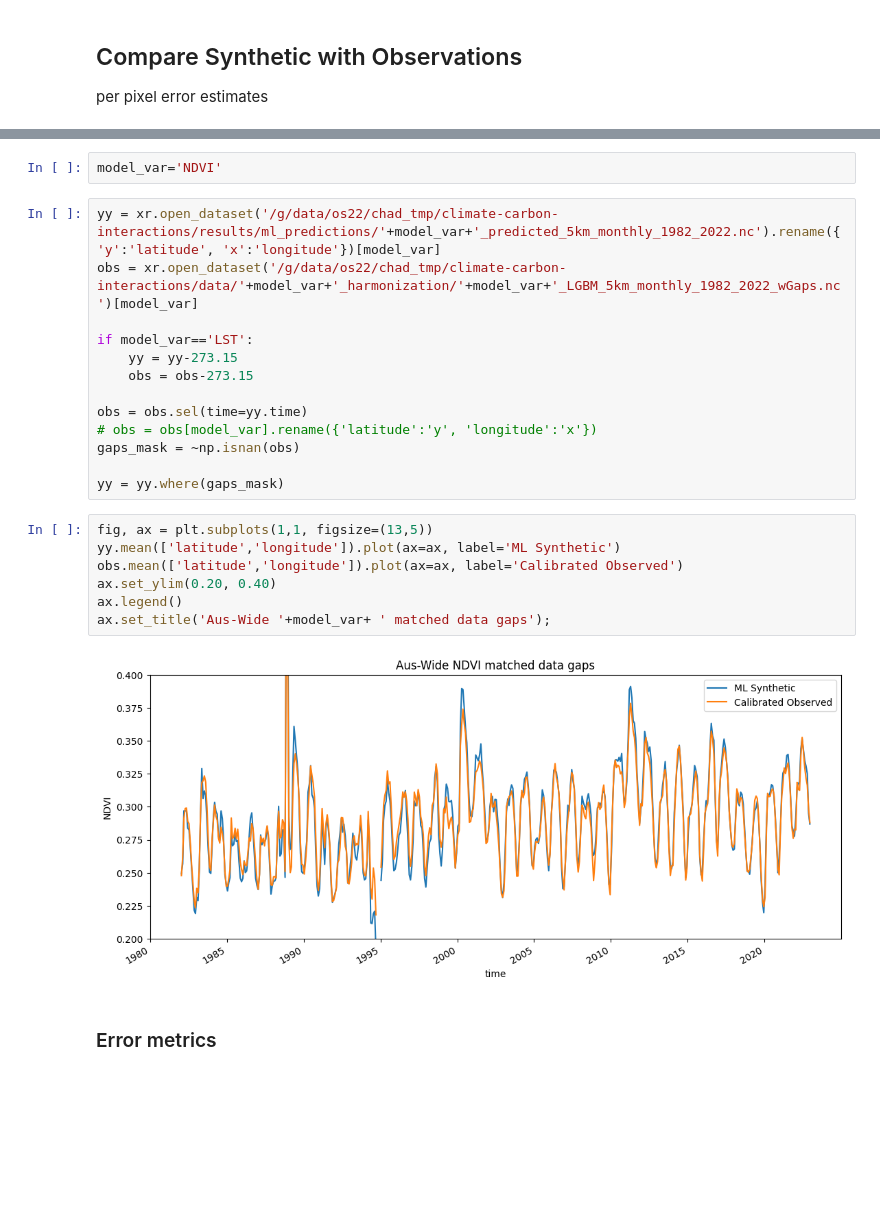
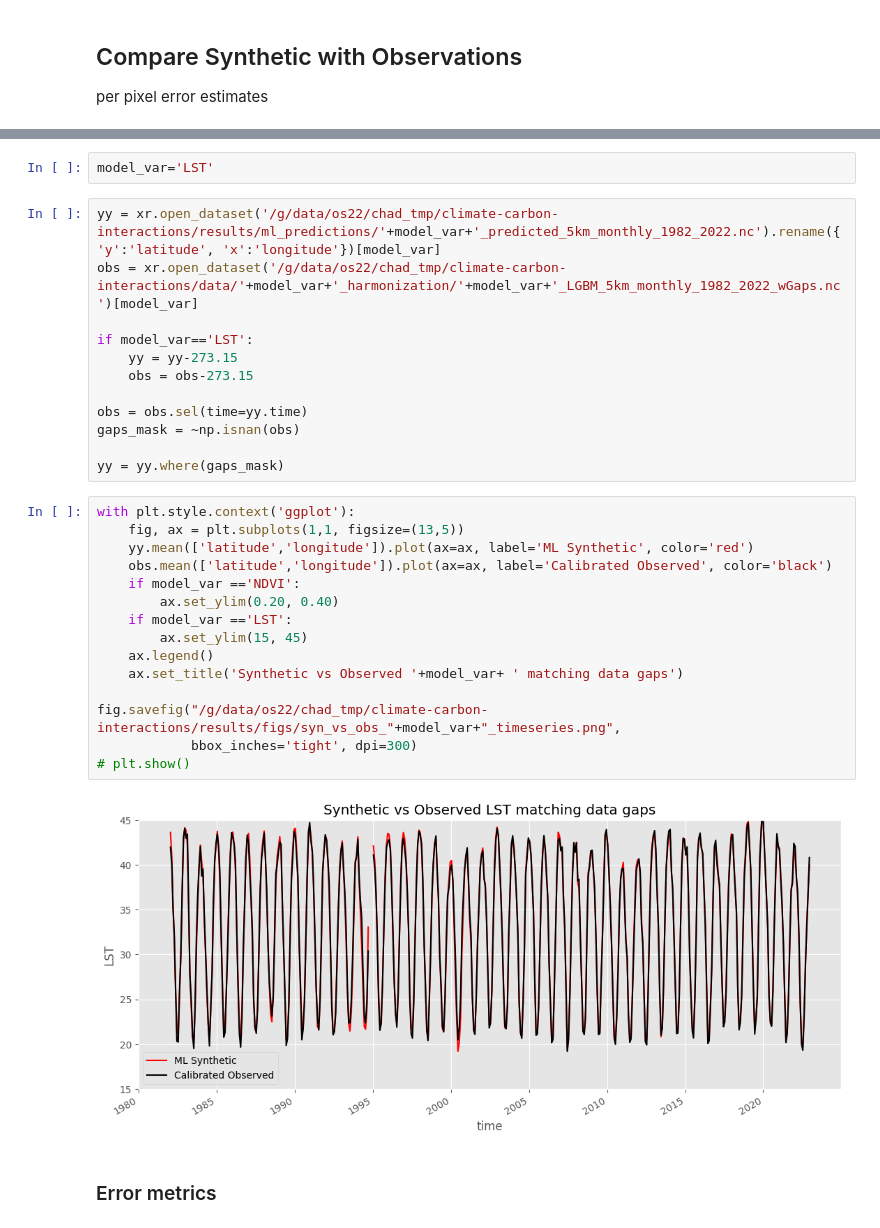
Before and after one commit to cbur24/climate-carbon-interactions, a Jupyter notebook: notebooks/landsurface_modelling/2_Compare_with_Observations.ipynb, the cells around one changed output, grey strips where cells are left out. Saved outputs shown, nothing was run; the diff lists cells and outputs as text; blank space fills up the shorter version.

```diff
--- a/notebooks/landsurface_modelling/2_Compare_with_Observations.ipynb
+++ b/notebooks/landsurface_modelling/2_Compare_with_Observations.ipynb
@@ -16,5 +24,5 @@ from odc.geo.xr import assign_crs
 # %%
-model_var='NDVI'
+model_var='LST'
 # %%
 yy = xr.open_dataset('/g/data/os22/chad_tmp/climate-carbon-interactions/results/ml_predictions/'+model_var+'_predicted_5km_monthly_1982_2022.nc').rename({'y':'latitude', 'x':'longitude'})[model_var]
 obs = xr.open_dataset('/g/data/os22/chad_tmp/climate-carbon-interactions/data/'+model_var+'_harmonization/'+model_var+'_LGBM_5km_monthly_1982_2022_wGaps.nc')[model_var]
@@ -24,19 +32,26 @@ if model_var=='LST':
     obs = obs-273.15
 
 obs = obs.sel(time=yy.time)
-# obs = obs[model_var].rename({'latitude':'y', 'longitude':'x'})
 gaps_mask = ~np.isnan(obs)
 
 yy = yy.where(gaps_mask)
 # %%
-fig, ax = plt.subplots(1,1, figsize=(13,5))
-yy.mean(['latitude','longitude']).plot(ax=ax, label='ML Synthetic')
-obs.mean(['latitude','longitude']).plot(ax=ax, label='Calibrated Observed')
-ax.set_ylim(0.20, 0.40)
-ax.legend()
-ax.set_title('Aus-Wide '+model_var+ ' matched data gaps');
+with plt.style.context('ggplot'):
+    fig, ax = plt.subplots(1,1, figsize=(13,5))
+    yy.mean(['latitude','longitude']).plot(ax=ax, label='ML Synthetic', color='red')
+    obs.mean(['latitude','longitude']).plot(ax=ax, label='Calibrated Observed', color='black')
+    if model_var =='NDVI':
+        ax.set_ylim(0.20, 0.40)
+    if model_var =='LST':
+        ax.set_ylim(15, 45)
+    ax.legend()
+    ax.set_title('Synthetic vs Observed '+model_var+ ' matching data gaps')
+
+fig.savefig("/g/data/os22/chad_tmp/climate-carbon-interactions/results/figs/syn_vs_obs_"+model_var+"_timeseries.png",
+            bbox_inches='tight', dpi=300)
+# plt.show()
 # %% [output]
-[figure, old version]
+[figure, new version]
 # %% [markdown]
 ### Error metrics
 # %%
```
Also changed, not shown: parts of 5 cells of this notebook, 7 other files.
